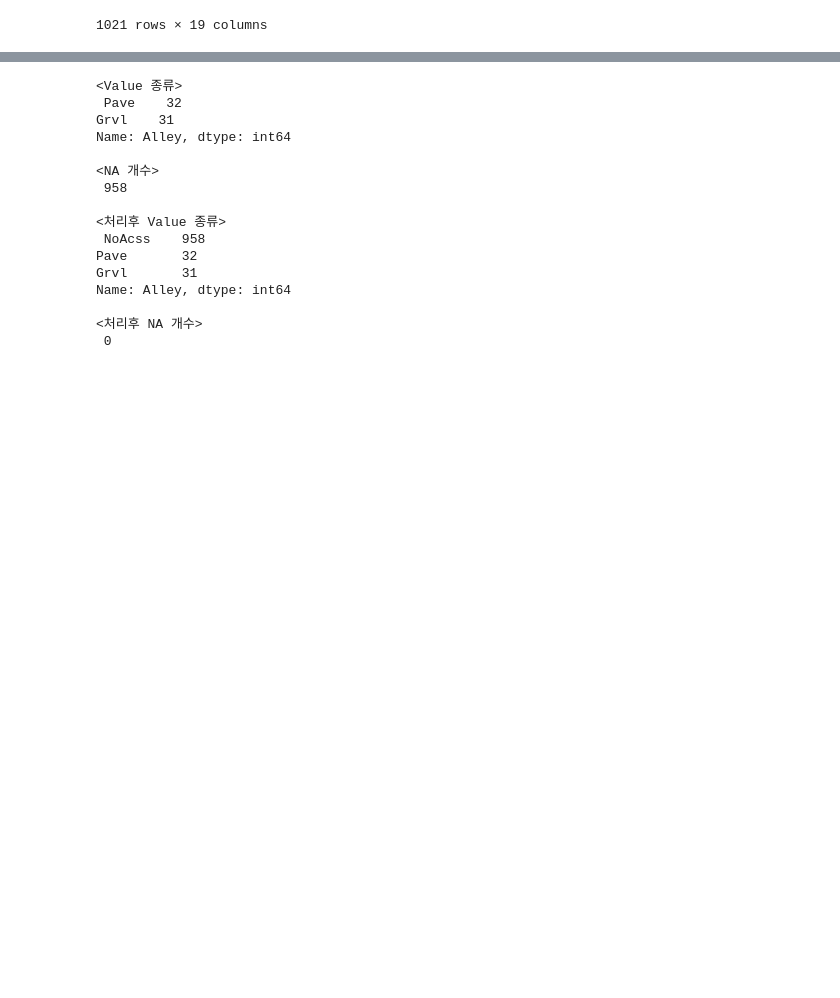
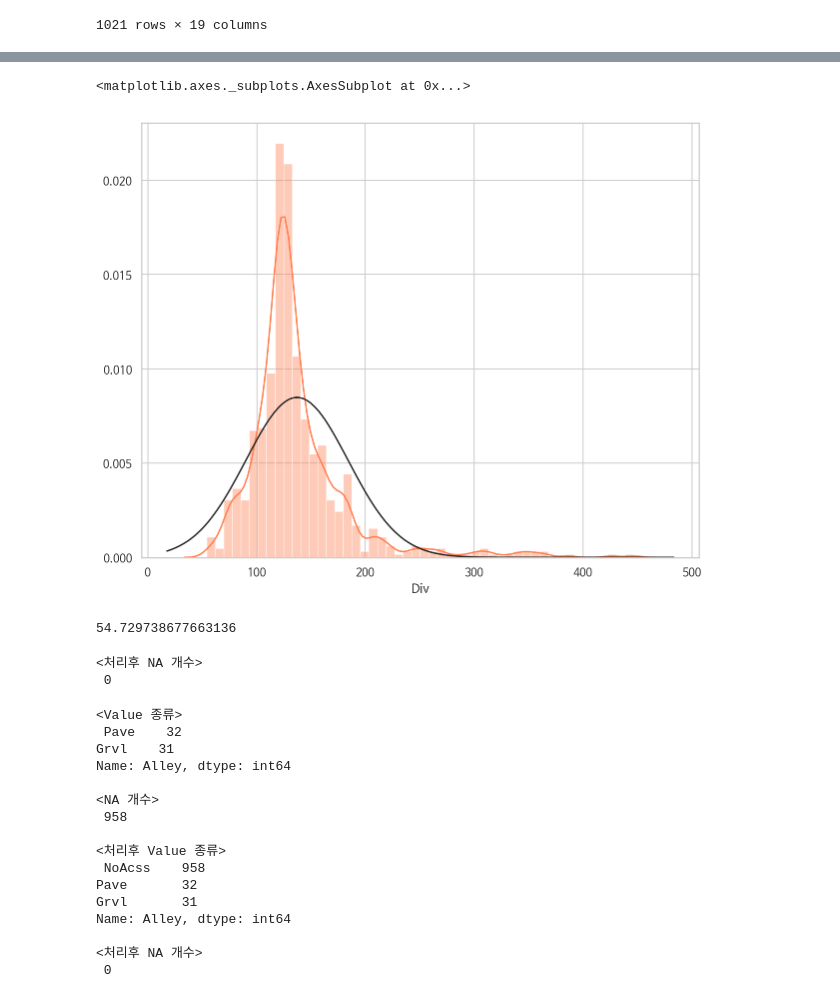
Before and after one commit to lim800/DoNotUse, a Jupyter notebook: SemiProject/houseplrices/jjlim.ipynb, the cells around one changed output, grey strips where cells are left out. Cells and saved outputs as stored; diff of their text form; code cells hidden in the pictures; blank space fills up the shorter version.

```diff
--- a/SemiProject/houseplrices/jjlim.ipynb
+++ b/SemiProject/houseplrices/jjlim.ipynb
@@ -201,0 +184,9 @@ df_train[['LotFrontage','LotArea']]
+# %%
+# NA처리: LotFrontage (도로와 인접한 쪽 집의 폭)
+
+# NA 값을 미 측정치라고 가정하고 상관관계가 있는 다른 컬럼인 LotArea를 이용하여 두 컬럼의 비율을 적용해 NA 예측값을 대입
+Lot_col = df_train[['LotFrontage','LotArea']]
+
+# LotArea/LotFrontage 값을 Div 컬럼에 넣음
+Lot_col['Div'] = Lot_col['LotArea']/Lot_col['LotFrontage']
+Lot_col
@@ -202,3 +239,23 @@ df_train[['LotFrontage','LotArea']]
+# %%
+# 아웃라이어를 제외하고 분포그래프로 분포 확인
+plt.figure(figsize=(10,8))
+sns.distplot(Lot_col['Div'].dropna()[Lot_col['Div'].dropna() < 500], color='coral', fit=norm)
+# %% [output]
+<matplotlib.axes._subplots.AxesSubplot at 0x...>
+[figure, added]
+# %%
+7500/Lot_mean
+# %% [output]
+54.729738677663136
+# %%
+# 분류된 Div컬럼의 평균값을 이용해서 LotFrontage의 NA값을 예측하여 채움
+Lot_mean = Lot_col['Div'].dropna()[Lot_col['Div'].dropna() < 500].mean()
+na_list['LotFrontage'] = Lot_col['LotFrontage'].fillna(Lot_col['LotArea']/Lot_mean)
+
+print('<처리후 NA 개수>\n',na_list['LotFrontage'].isna().sum())
+# %% [output]
+<처리후 NA 개수>
+ 0
 # %%
 # NA처리: Alley (현관 들어오는 길 포장타입)
 na_col = 'Alley'
```
Also changed, not shown: parts of 12 cells of this notebook, 2 other files.
